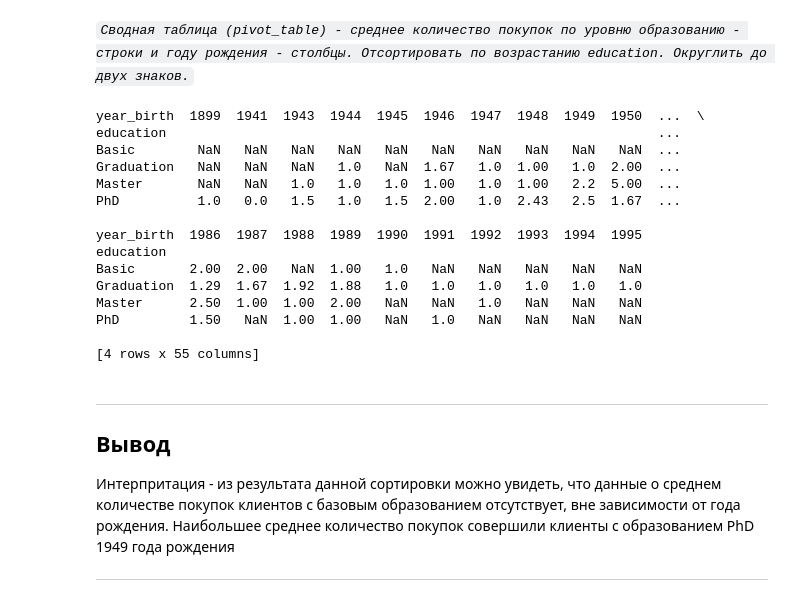
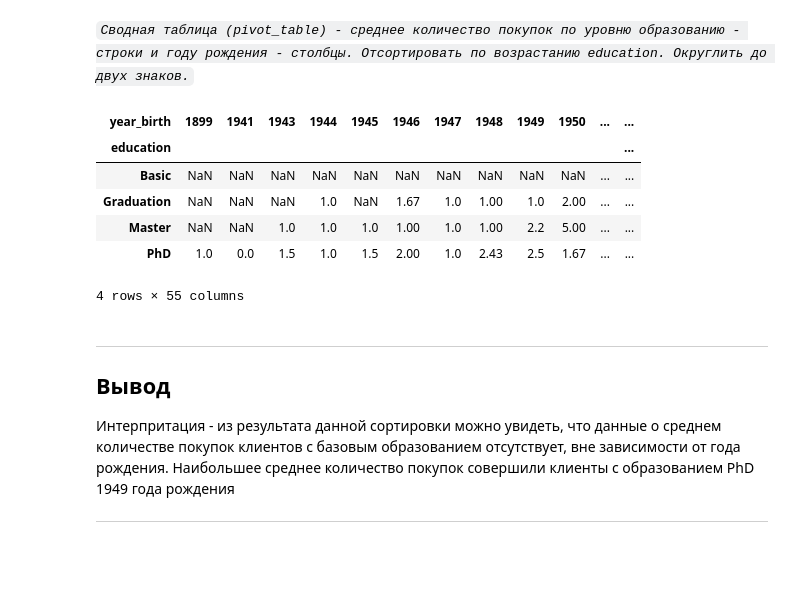
Before and after one commit to sunnerfuer/LR_1_DA, a Jupyter notebook: ЛР1_Дерябина_14.ipynb, the cells around one changed output. Drawn from its saved outputs; the diff is of its cells as text; code cells hidden in the pictures; blank space fills up the shorter version.

```diff
--- a/ЛР1_Дерябина_14.ipynb
+++ b/ЛР1_Дерябина_14.ipynb
@@ -330,26 +339,18 @@ education. Округлить до двух знаков.`*
 # %%
 pivot_table = df.pivot_table(
     values='num_deals_purchases',
     index='education',
     columns='year_birth',
     aggfunc='mean').round(2).sort_index(ascending=True)
-print(pivot_table)
+display(pivot_table)
 # %% [output]
+| year_birth | 1899 | 1941 | 1943 | 1944 | 1945 | 1946 | 1947 | 1948 | 1949 | 1950 | ... | ... |
+| education |  |  |  |  |  |  |  |  |  |  |  | ... |
+| Basic | NaN | NaN | NaN | NaN | NaN | NaN | NaN | NaN | NaN | NaN | ... | ... |
+| Graduation | NaN | NaN | NaN | 1.0 | NaN | 1.67 | 1.0 | 1.00 | 1.0 | 2.00 | ... | ... |
+| Master | NaN | NaN | 1.0 | 1.0 | 1.0 | 1.00 | 1.0 | 1.00 | 2.2 | 5.00 | ... | ... |
+| PhD | 1.0 | 0.0 | 1.5 | 1.0 | 1.5 | 2.00 | 1.0 | 2.43 | 2.5 | 1.67 | ... | ... |
-year_birth  1899  1941  1943  1944  1945  1946  1947  1948  1949  1950  ...  \
-education                                                               ...
-Basic        NaN   NaN   NaN   NaN   NaN   NaN   NaN   NaN   NaN   NaN  ...
-Graduation   NaN   NaN   NaN   1.0   NaN  1.67   1.0  1.00   1.0  2.00  ...
-Master       NaN   NaN   1.0   1.0   1.0  1.00   1.0  1.00   2.2  5.00  ...
-PhD          1.0   0.0   1.5   1.0   1.5  2.00   1.0  2.43   2.5  1.67  ...
-
-year_birth  1986  1987  1988  1989  1990  1991  1992  1993  1994  1995
-education
-Basic       2.00  2.00   NaN  1.00   1.0   NaN   NaN   NaN   NaN   NaN
-Graduation  1.29  1.67  1.92  1.88   1.0   1.0   1.0   1.0   1.0   1.0
-Master      2.50  1.00  1.00  2.00   NaN   NaN   1.0   NaN   NaN   NaN
-PhD         1.50   NaN  1.00  1.00   NaN   1.0   NaN   NaN   NaN   NaN
-
-[4 rows x 55 columns]
+4 rows × 55 columns
 # %% [markdown]
 ---
 ## **Вывод**
```
Also changed, not shown: parts of 16 cells of this notebook.
